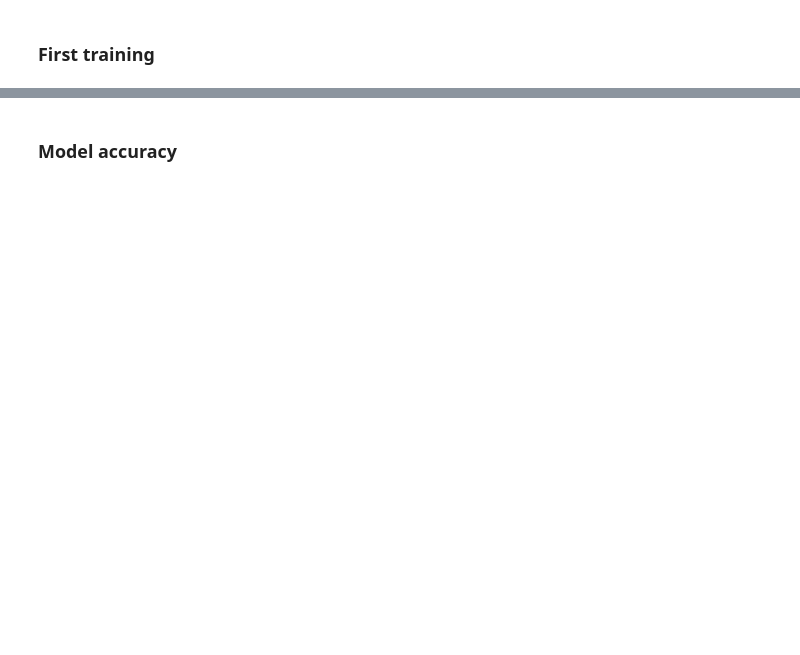
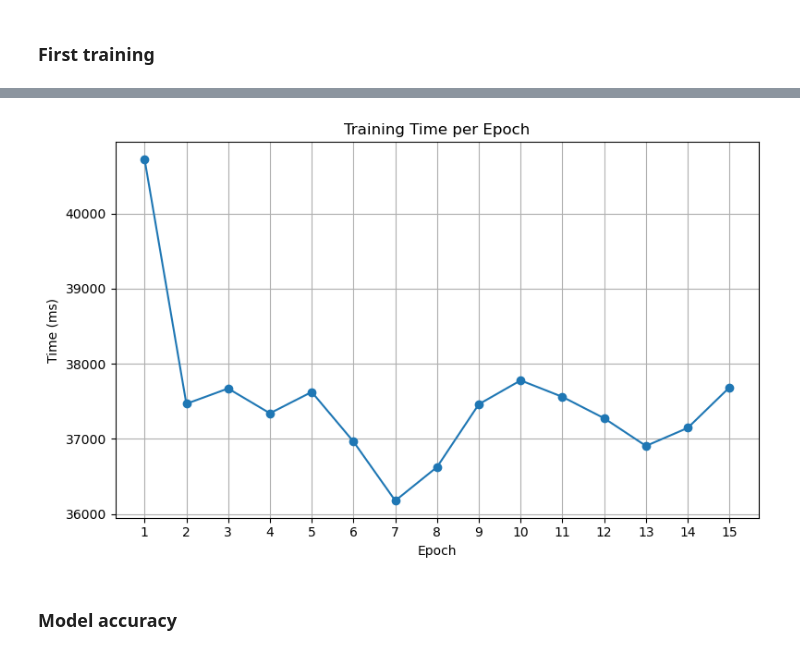
Before and after one commit to Ax1Le-JL/Evaluating-Different-Supervised-Learning-Algorithms, a Jupyter notebook: CNN.ipynb, the cells around one changed output, grey strips where cells are left out. Saved outputs shown, nothing was run; the diff lists cells and outputs as text; code cells hidden in the pictures; blank space fills up the shorter version.

```diff
--- a/CNN.ipynb
+++ b/CNN.ipynb
@@ -319,3 +358,18 @@ test loss and accuracy: 0.5712067484855652 0.8078850507736206
+# %%
+epoch_times = time_logger.epoch_times
+epoch_numbers = np.arange(1, len(epoch_times) + 1)
+
+plt.figure(figsize=(8, 5))
+plt.plot(epoch_numbers, epoch_times, marker='o')
+plt.title("Training Time per Epoch")
+plt.xlabel("Epoch")
+plt.ylabel("Time (ms)")
+plt.grid(True)
+plt.xticks(epoch_numbers)
+plt.tight_layout()
+plt.show()
+# %% [output]
+[figure, added]
 # %% [markdown]
 ### Model accuracy
 # %%
```
Also changed, not shown: parts of 13 cells of this notebook.
